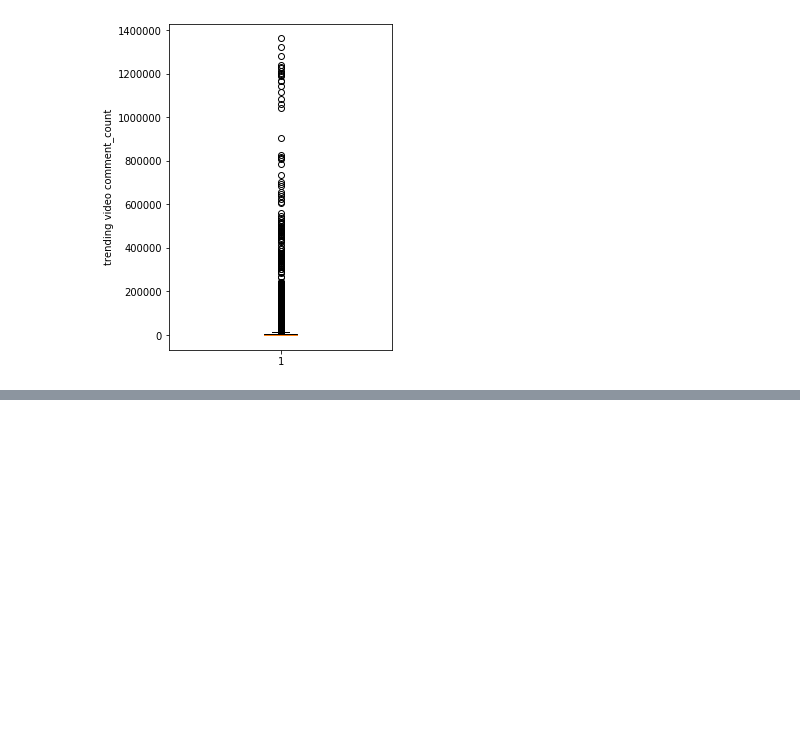
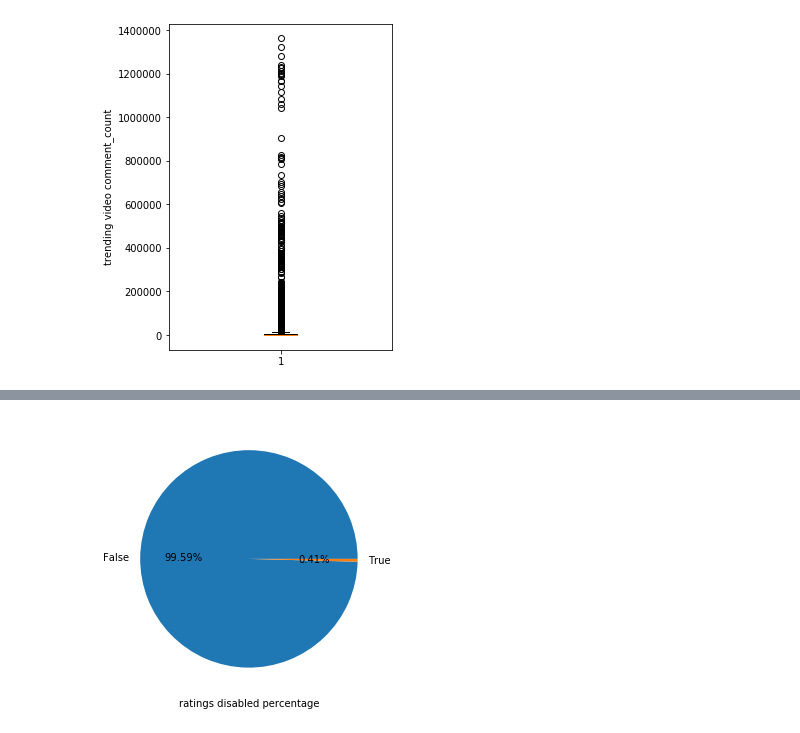
Before and after one commit to Wchoward/DataMiningClass, a Jupyter notebook: youtube.ipynb, the cells around one changed output, grey strips where cells are left out. Saved outputs shown, nothing was run; the diff lists cells and outputs as text; code cells hidden in the pictures; blank space fills up the shorter version.

```diff
--- a/youtube.ipynb
+++ b/youtube.ipynb
@@ -295,0 +331,7 @@ plt.show()
+# %%
+fig = plt.figure(figsize = (5, 5))
+plt.pie(np.array(US_data_ratings_disabled), autopct='%.2f%%', labels = ['False', 'True'])
+plt.xlabel('ratings disabled percentage')
+plt.show()
+# %% [output]
+[figure, added]
```
Also changed, not shown: parts of 12 cells of this notebook.
